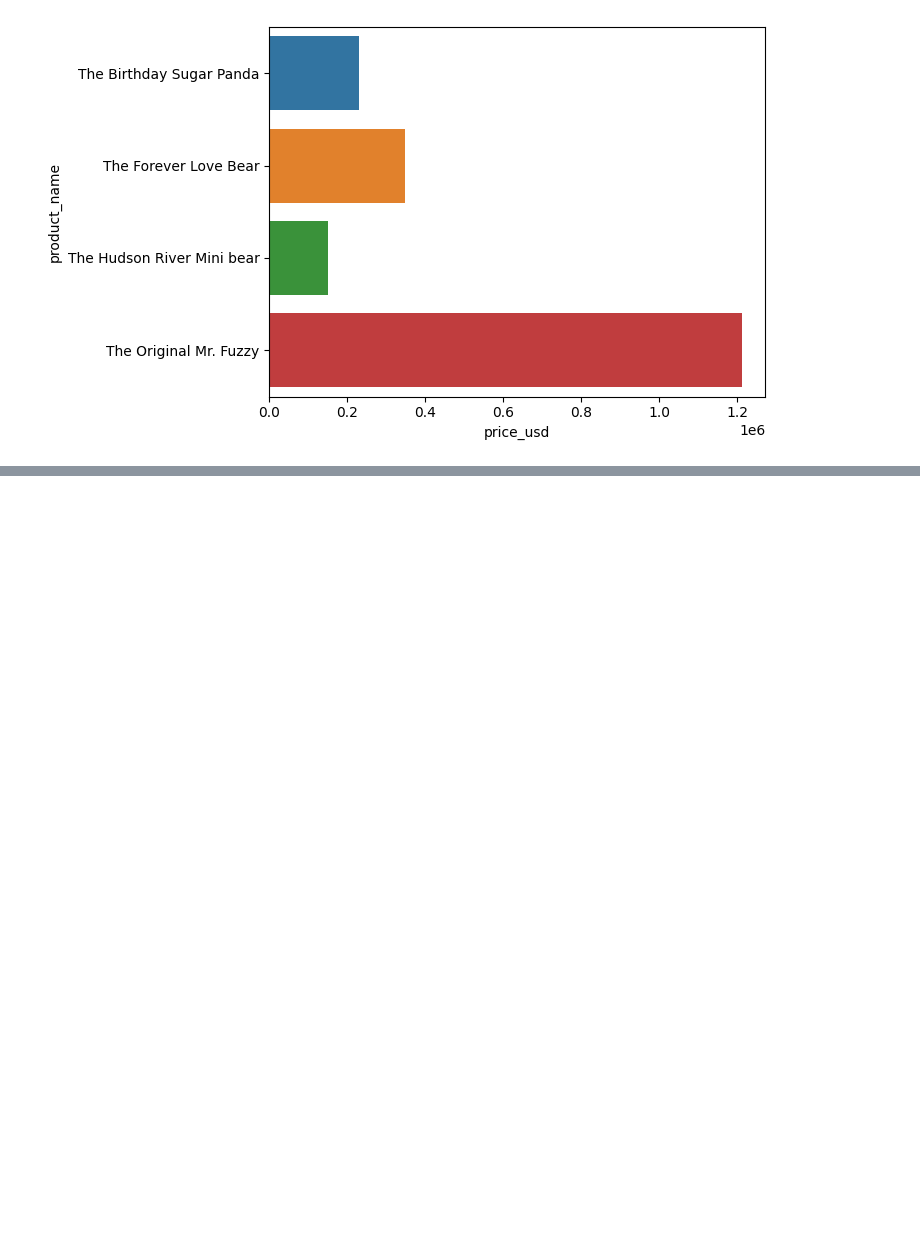
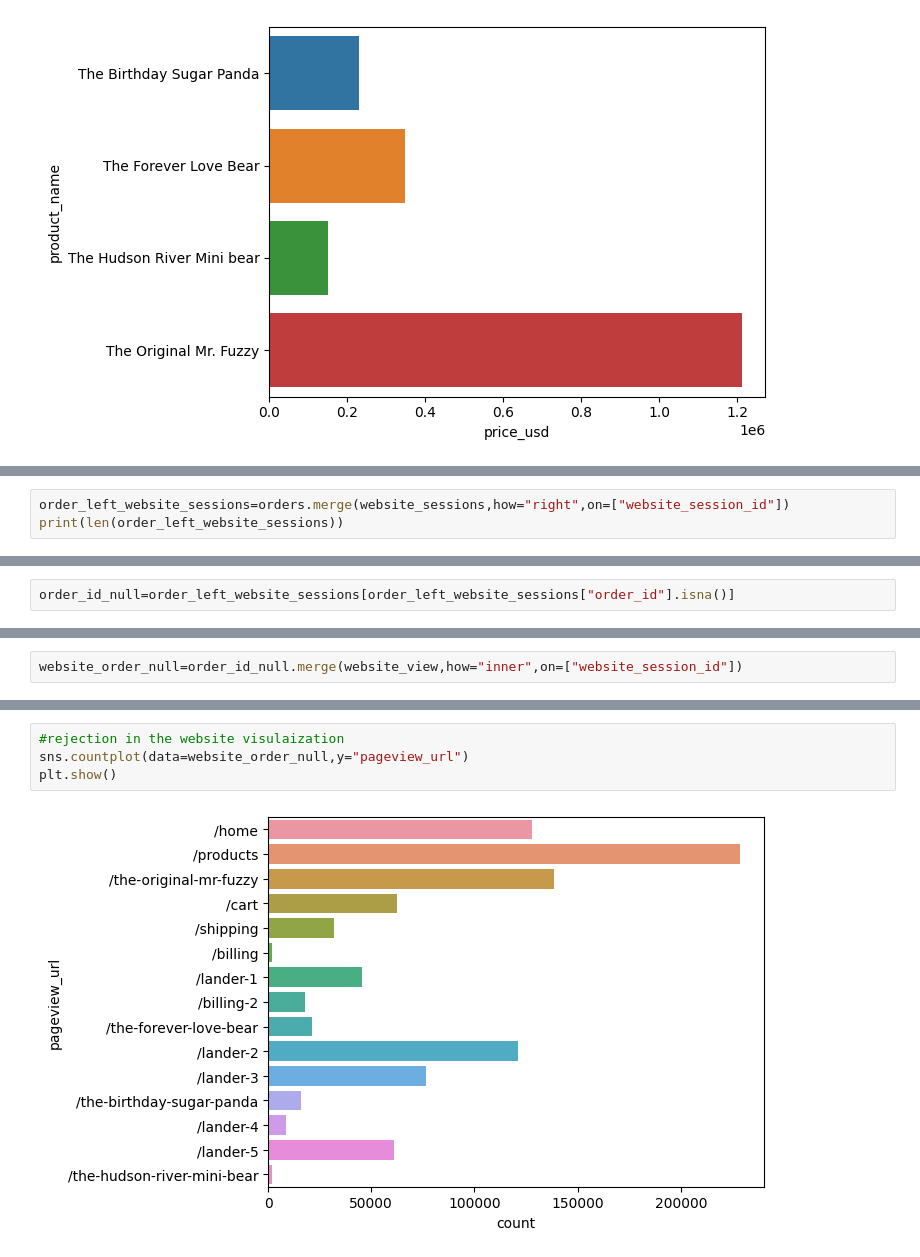
Before and after one commit to SagunBastola/EDA_toy_store, a Jupyter notebook: eda-on-toy-store-e-commerce-database-using-python.ipynb, the cells around one changed output, grey strips where cells are left out. Drawn from its saved outputs; the diff is of its cells as text; blank space fills up the shorter version.

```diff
--- a/eda-on-toy-store-e-commerce-database-using-python.ipynb
+++ b/eda-on-toy-store-e-commerce-database-using-python.ipynb
@@ -573,0 +592,3 @@ plt.show()
+# %%
+order_left_website_sessions=orders.merge(website_sessions,how="right",on=["website_session_id"])
+print(len(order_left_website_sessions))
@@ -573,0 +617,2 @@ plt.show()
+# %%
+order_id_null=order_left_website_sessions[order_left_website_sessions["order_id"].isna()]
@@ -573,0 +628,2 @@ plt.show()
+# %%
+website_order_null=order_id_null.merge(website_view,how="inner",on=["website_session_id"])
@@ -573,0 +639,6 @@ plt.show()
+# %%
+#rejection in the website visulaization
+sns.countplot(data=website_order_null,y="pageview_url")
+plt.show()
+# %% [output]
+[figure, added]
```
Also changed, not shown: parts of 9 cells of this notebook.
